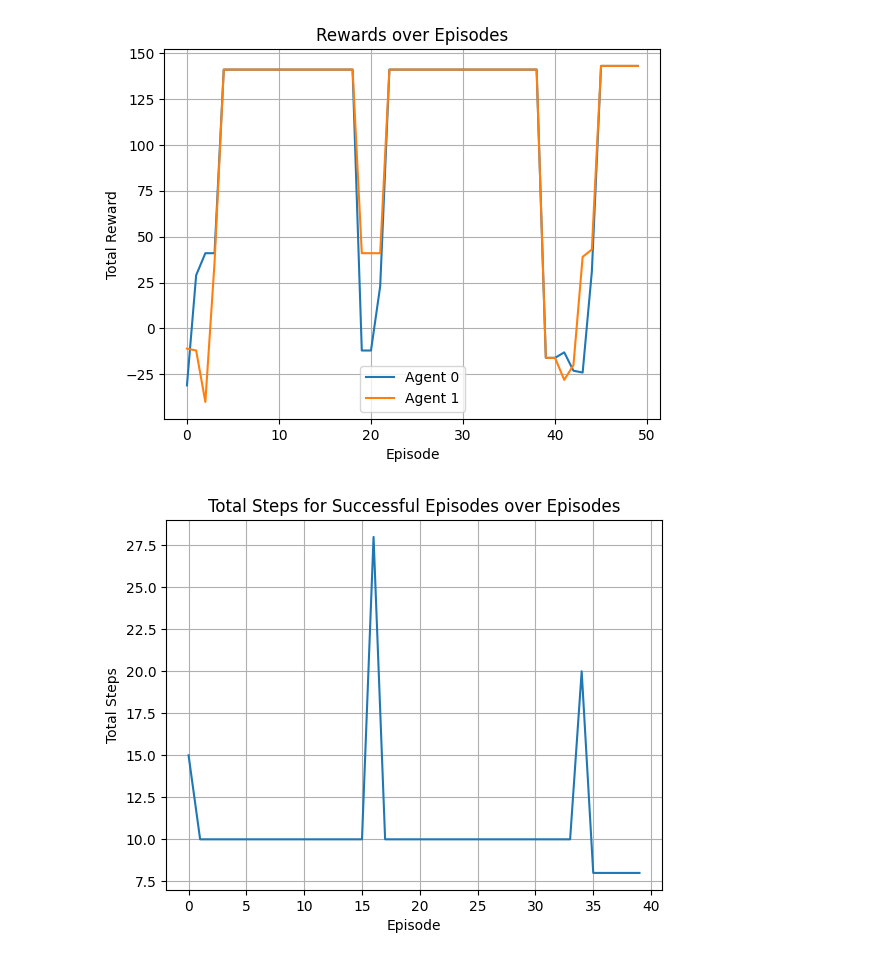
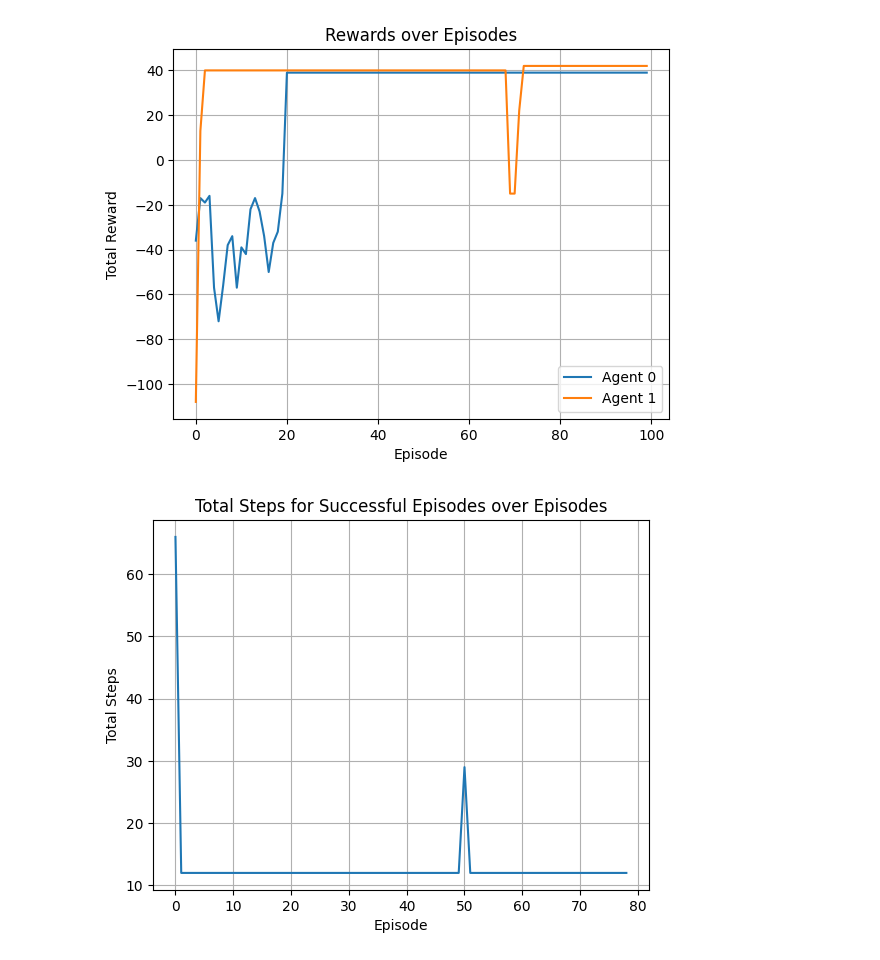
Before and after one commit to ardiantobow/myphd, a Jupyter notebook: rl/gridworld/code/qlearning_QCBRL_ma_decentralized.ipynb, the cells around one changed output. Saved outputs shown, nothing was run; the diff lists cells and outputs as text; code cells hidden in the pictures.

```diff
--- a/rl/gridworld/code/qlearning_QCBRL_ma_decentralized.ipynb
+++ b/rl/gridworld/code/qlearning_QCBRL_ma_decentralized.ipynb
@@ -8,7 +8,7 @@ import psutil
 import pynvml
 import matplotlib.pyplot as plt
 
-from environment_ma_reward_distance_dynamic import Env
+from environment_ma_reward_distance_dynamic_notrandom import Env
 
 class ProblemSolver:
     def __init__(self, num_actions, env, alpha, gamma, epsilon):
@@ -103,49 +103,6 @@ class Case:
             print(f"case content after REVISE for agent {agent_idx}, problem: {case.problem}, solution: {case.solution}, tv: {case.trust_value}, time steps: {case.total_time_steps}")
 
     @staticmethod
-    # def retain(agent_idx, case_base, own_temp_case_base, comm_temp_case_base, successful_episodes, threshold=0.49):
-    #     # if successful_episodes:
-    #     #     """Retain step for combining cases from both temporary bases and adding them to the main case base."""
-    #     #     combined_cases = own_temp_case_base + comm_temp_case_base
-    #     #     for temp_case in combined_cases:
-    #     #         existing_case = next((case for case in case_base if case.problem == temp_case.problem), None)
-    #     #         if existing_case:
-    #     #             if (temp_case.total_time_steps < existing_case.total_time_steps) or \
-    #     #             (temp_case.total_time_steps == existing_case.total_time_steps and temp_case.trust_value > existing_case.trust_value):
-    #     #                 existing_case.solution = temp_case.solution
-    #     #                 existing_case.trust_value = temp_case.trust_value
-    #     #                 existing_case.total_time_steps = temp_case.total_time_steps
-    #     #                 print(f"Updated existing case with better metrics: {existing_case.problem}, {existing_case.solution}, {existing_case.trust_value}, {existing_case.total_time_steps}")
-    #     #         else:
-    #     #             case_base.append(temp_case)
-    #     #             print(f"New case added: {temp_case.problem}, {temp_case.solution}, {temp_case.trust_value}, {temp_case.total_time_steps}")
-
-
-    #     if successful_episodes:
-    #         for temp_case in reversed(own_temp_case_base):
-    #             state = tuple(np.atleast_1d(temp_case.problem))
-    #             if not any(tuple(np.atleast_1d(case.problem)) == state for case in case_base):
-    #                 case_base.append(temp_case)
-    #                 # Case.added_states.add(state)
-    #                 print(f"Episode succeeded, case for agent {agent_idx} {temp_case.problem} is empty. Temporary case base stored to the case base: {temp_case.problem, temp_case.solution, temp_case.trust_value,}")
-    #             else:
-    #                 # existing_case = next((case for case in case_base if tuple(np.atleast_1d(case.problem)) == state), None)
-    #                 # if existing_case and existing_case.trust_value < temp_case.trust_value:
-    #                 #     existing_case.solution = temp_case.solution
-    #                 #     existing_case.trust_value = max(0, temp_case.trust_value)
-    #                 #     print(f"Episode succeeded, similar case for agent {agent_idx} is found. Updated case base with higher trust value: {existing_case.problem, existing_case.solution, existing_case.trust_value}")
-    #                 # else:
-    #                     print(f"Episode succeeded, case {temp_case.problem} for agent {agent_idx} is not empty. Temporary case base that not stored to the case base: {temp_case.problem, temp_case.solution, temp_case.trust_value,}")
-    #     else:
-    #         print(f"Episode not succeeded, temporary case base for agent {agent_idx} not stored to the case base")
-
-    #     # Filter cases with trust values above the threshold
-    #     case_base[:] = [case for case in case_base if case.trust_value >= threshold]
-
-    #     for case in case_base:
-    #         print(f"cases content after RETAIN for agent {agent_idx}, problem: {case.problem}, solution: {case.solution}, tv: {case.trust_value}, time steps: {case.total_time_steps}")
-
-    #     return case_base
 
     def retain(agent_idx, case_base, own_temp_case_base, comm_temp_case_base, successful_episodes, threshold=0.49):
 
@@ -163,24 +120,23 @@ class Case:
             print(f"Episode not succeeded, temporary case base from own experience is not stored to the case base")
 
 
-        # Optional: Use a dictionary for faster lookups
         case_base_dict = {tuple(np.atleast_1d(case.problem)): case for case in case_base}
 
         for temp_comm_case in reversed(comm_temp_case_base):
             state_comm = tuple(np.atleast_1d(temp_comm_case.problem))
 
-            existing_case = case_base_dict.get(state_comm)  # Use dictionary for O(1) lookup
+            existing_case = case_base_dict.get(state_comm)
 
             if existing_case is None:
                 case_base.append(temp_comm_case)
-                case_base_dict[state_comm] = temp_comm_case  # Update dictionary
+                case_base_dict[state_comm] = temp_comm_case
                 print(f"Integrated case process. comm case {temp_comm_case.problem} is empty. Temporary case base stored to the case base: {temp_comm_case.problem, temp_comm_case.solution, temp_comm_case.trust_value}")
-            elif existing_case.trust_value < temp_comm_case.trust_value:
-                existing_case.solution = temp_comm_case.solution
-                existing_case.trust_value = max(0, temp_comm_case.trust_value)
-                print(f"Integrated case process. Similar comm case for agent {agent_idx} is found. Updated case base with higher trust value: {temp_comm_case.problem, temp_comm_case.solution, temp_comm_case.trust_value}")
-            else:
-                print(f"Integrated case process. comm case {temp_comm_case.problem} for agent {agent_idx} is not empty. Temporary case base that not stored to the case base: {temp_comm_case.problem, temp_comm_case.solution, temp_comm_case.trust_value}")
+            # elif existing_case.trust_value < temp_comm_case.trust_value:
+            #     existing_case.solution = temp_comm_case.solution
+            #     existing_case.trust_value = max(0, temp_comm_case.trust_value)
+            #     print(f"Integrated case process. Similar comm case for agent {agent_idx} is found. Updated case base with higher trust value: {temp_comm_case.problem, temp_comm_case.solution, temp_comm_case.trust_value}")
+            # else:
+            #     print(f"Integrated case process. comm case {temp_comm_case.problem} for agent {agent_idx} is not empty. Temporary case base that not stored to the case base: {temp_comm_case.problem, temp_comm_case.solution, temp_comm_case.trust_value}")
 
 
         case_base[:] = [case for case in case_base if case.trust_value >= threshold]
@@ -438,10 +394,10 @@ class QCBRL:
 
 if __name__ == "__main__":
     num_agents = 2
-    num_obstacles = 3
-    obstacles_random_steps = 20
+    num_obstacles = 6
+    obstacles_random_steps = 35
     is_agent_silent = False
-    episodes=50
+    episodes=100
     max_steps=1000
     alpha=0.1
     gamma=0.9
@@ -482,2 +438,2 @@ Episode succeeded, case (3, 0) for agent 1 is not empty. Temporary case base tha
-[figure, old version]
+[figure, new version]
-[figure, old version]
+[figure, new version]
```
Also changed, not shown: parts of 1 cell of this notebook, 4 other files.
